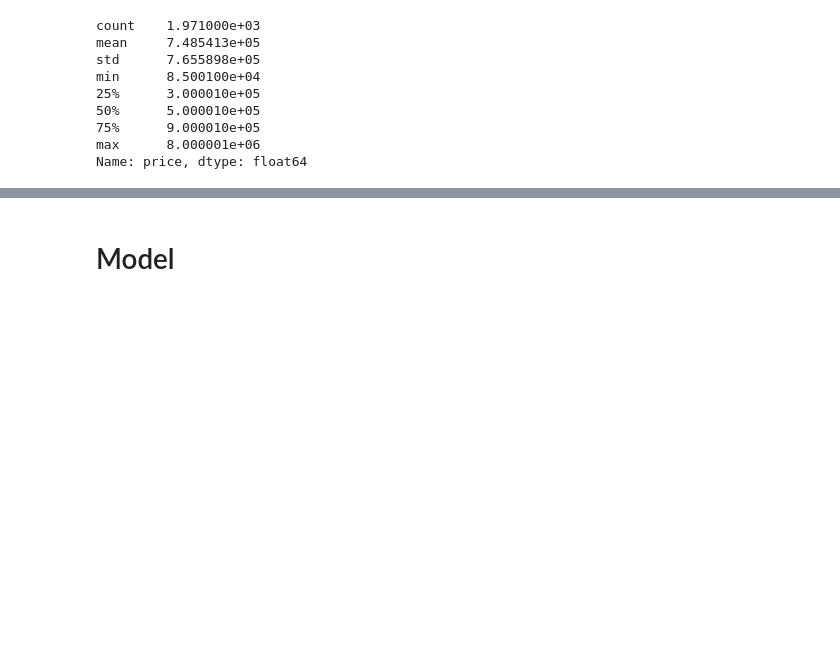
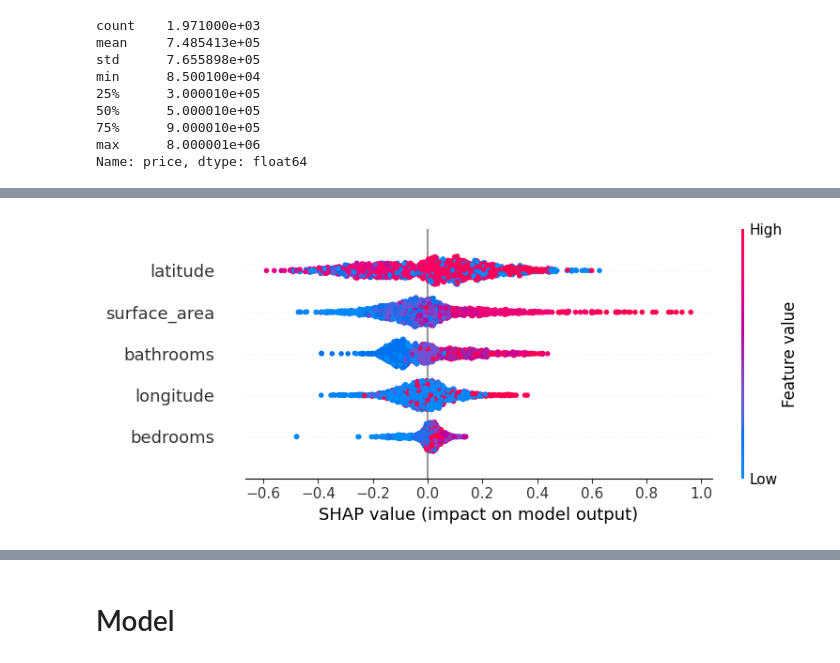
Before and after one commit to Malak-elghriani/OpenSouq_P, a Jupyter notebook: Model/modeling_and_testing.ipynb, the cells around one changed output, grey strips where cells are left out. Saved outputs shown, nothing was run; the diff lists cells and outputs as text; code cells hidden in the pictures; blank space fills up the shorter version.

```diff
--- a/Model/modeling_and_testing.ipynb
+++ b/Model/modeling_and_testing.ipynb
@@ -724,0 +759,10 @@ Name: price, dtype: float64
+# %%
+# TreeExplainer works best for tree-based models
+explainer = shap.TreeExplainer(best_rf_top_features)
+
+shap_values = explainer.shap_values(X_train_top_features)
+
+# Summary plot
+shap.summary_plot(shap_values, X_train_top_features)
+# %% [output]
+[figure, added]
```
Also changed, not shown: parts of 12 cells of this notebook, 1 other file.
